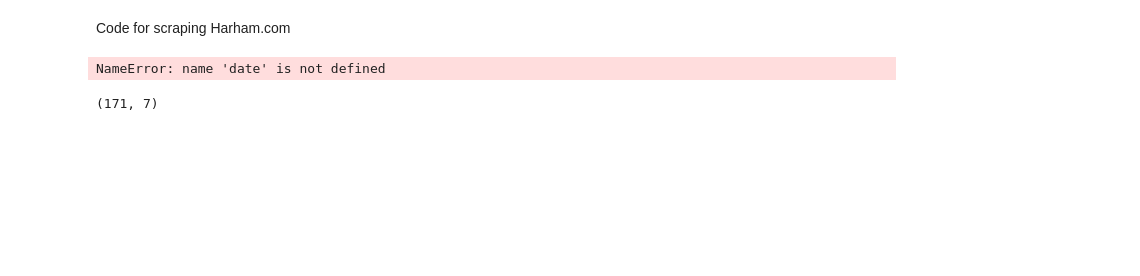
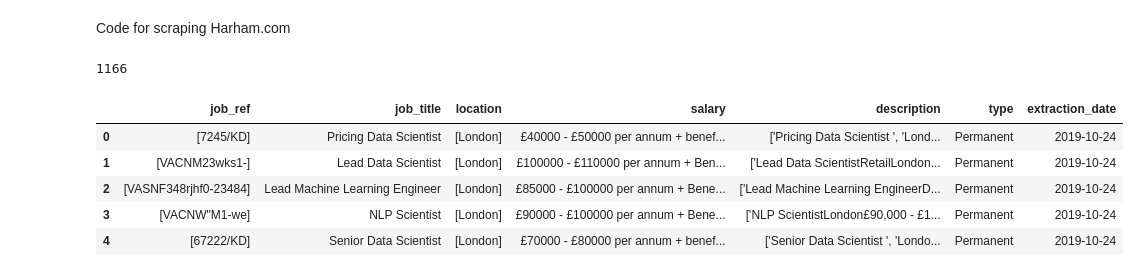
Before and after one commit to jamobe/DataScienceJobs, a Jupyter notebook: notebooks/web-scraping_harnham.ipynb, the cells around one changed output. Saved outputs shown, nothing was run; the diff lists cells and outputs as text; code cells hidden in the pictures; blank space fills up the shorter version.

```diff
--- a/notebooks/web-scraping_harnham.ipynb
+++ b/notebooks/web-scraping_harnham.ipynb
@@ -45,20 +48,58 @@ def extract_description(page_soup):
 
 def extract_job_title(page_soup):
     return [x.text for x in page_soup.find_all("strong")][0]
+# %%
+#urls for UK data science jobs
+links=[]
+for i in range(1,4):
+    url="https://www.harnham.com/jobs?options=1111,652&page="+str(i)+"&size=60"
+    req=Request(url, headers={'User-Agent': 'Mozilla/5.0'})
+    webpage=urlopen(req).read()
+    page_soup = soup(webpage, "html.parser")
+    a=extract_links(page_soup)
+    for element in a:
+        links.append(element)
+
+#urls for UK marketing/insight jobs
+for i in range(1,8):
+    url="https://www.harnham.com/jobs?options=973,652&page="+str(i)+"&size=60"
+    req=Request(url, headers={'User-Agent': 'Mozilla/5.0'})
+    webpage=urlopen(req).read()
+    page_soup = soup(webpage, "html.parser")
+    a=extract_links(page_soup)
+    for element in a:
+        links.append(element)
+
+#urls digital analytics
+for i in range(1,5):
+    url="https://www.harnham.com/jobs?options=1035,652&page="+str(i)+"&size=60"
+    req=Request(url, headers={'User-Agent': 'Mozilla/5.0'})
+    webpage=urlopen(req).read()
+    page_soup = soup(webpage, "html.parser")
+    a=extract_links(page_soup)
+    for element in a:
+        links.append(element)
+
+#urls for data and technology jobs
+for i in range(1,7):
+    url="https://www.harnham.com/jobs?options=972,652&page="+str(i)+"&size=60"
+    req=Request(url, headers={'User-Agent': 'Mozilla/5.0'})
+    webpage=urlopen(req).read()
+    page_soup = soup(webpage, "html.parser")
+    a=extract_links(page_soup)
+    for element in a:
+        links.append(element)
+
+
+
+len(links)
+# %% [output]
+1166
 # %%
-#urls for UK jobs
-links=[]
-for i in range(1,4):
-    url="https://www.harnham.com/jobs?options=1111,652&page="+str(i)+"&size=60"
-    req=Request(url, headers={'User-Agent': 'Mozilla/5.0'})
-    webpage=urlopen(req).read()
-    page_soup = soup(webpage, "html.parser")
-    a=extract_links(page_soup)
-    for element in a:
-        links.append(element)
 
 info=pd.DataFrame(columns=("job_ref","job_title","location","salary","description","type"))
 for urls in links:
+    time.sleep(1) #ensuring at least 1 second between page grabs
     url="https://www.harnham.com"+urls
     req=Request(url, headers={'User-Agent': 'Mozilla/5.0'})
     webpage=urlopen(req).read()
@@ -70,7 +111,5 @@ for urls in links:
     df['salary']=[extract_salary(page_soup)]
     df['description']=[extract_description(page_soup)]
     df['type']=[extract_type(page_soup)]
-    info=info.append(df)
+    info=info.append(df,ignore_index=True)
-# %% [output]
-NameError: name 'date' is not defined
 # %%
@@ -78,6 +117,11 @@ info['extraction_date']=date.today()
 # %%
-info.shape
+info.head()
 # %% [output]
-(171, 7)
+|  | job_ref | job_title | location | salary | description | type | extraction_date |
+| 0 | [7245/KD] | Pricing Data Scientist | [London] | £40000 - £50000 per annum + benef... | ['Pricing Data Scientist ', 'Lond... | Permanent | 2019-10-24 |
+| 1 | [VACNM23wks1-] | Lead Data Scientist | [London] | £100000 - £110000 per annum + Ben... | ['Lead Data ScientistRetailLondon... | Permanent | 2019-10-24 |
+| 2 | [VASNF348rjhf0-23484] | Lead Machine Learning Engineer | [London] | £85000 - £100000 per annum + Bene... | ['Lead Machine Learning EngineerD... | Permanent | 2019-10-24 |
+| 3 | [VACNW"M1-we] | NLP Scientist | [London] | £90000 - £100000 per annum + Bene... | ['NLP ScientistLondon£90,000 - £1... | Permanent | 2019-10-24 |
+| 4 | [67222/KD] | Senior Data Scientist | [London] | £70000 - £80000 per annum + benef... | ['Senior Data Scientist ', 'Londo... | Permanent | 2019-10-24 |
 # %%
 #print data to csv
```
Also changed, not shown: parts of 22 cells of this notebook, 1 other file.
